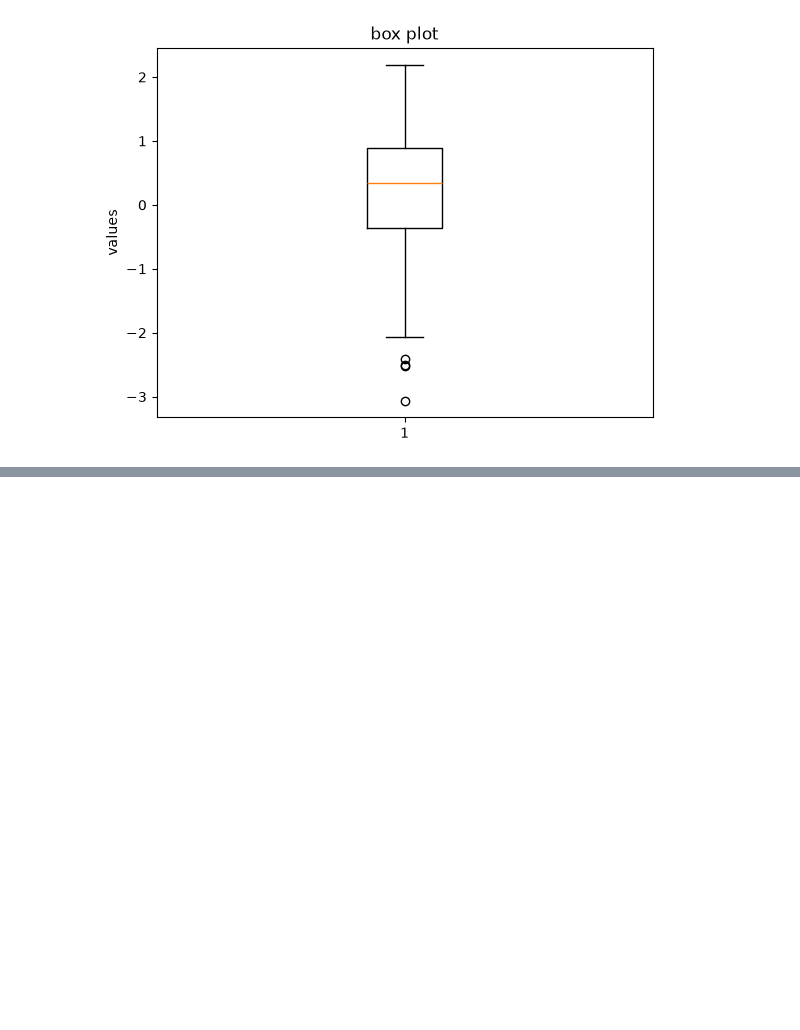
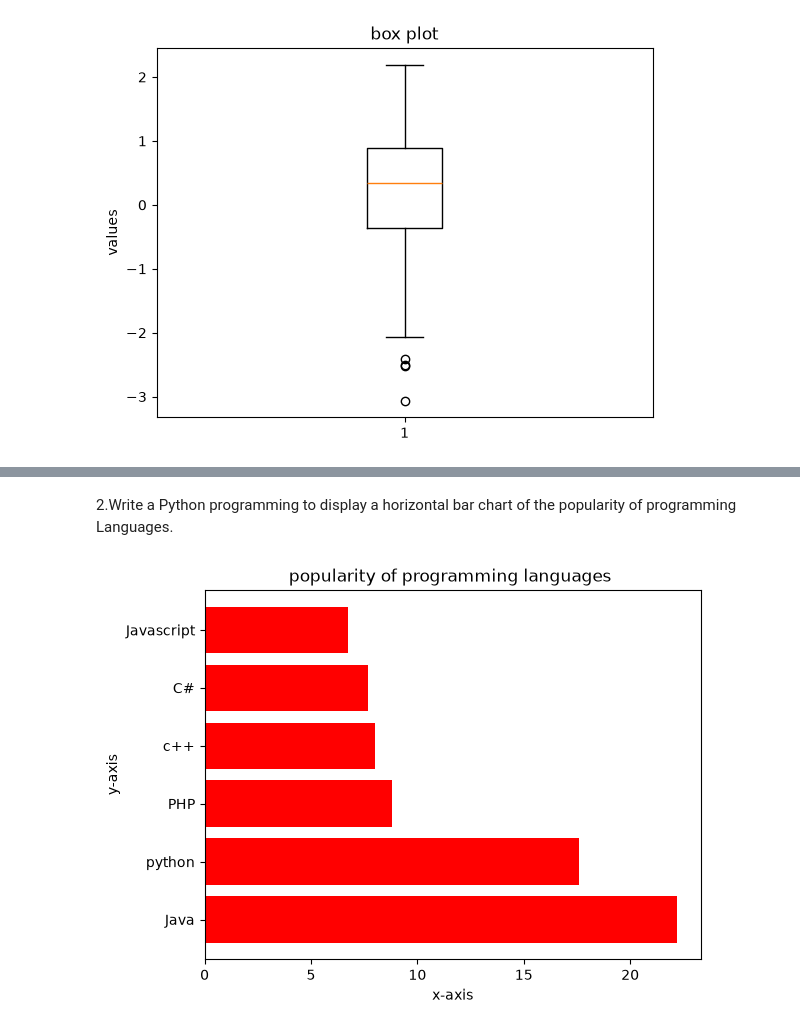
Before and after one commit to shimnasherin73/python-basics, a Jupyter notebook: matplotlib.ipynb, the cells around one changed output, grey strips where cells are left out. Drawn from its saved outputs; the diff is of its cells as text; code cells hidden in the pictures; blank space fills up the shorter version.

```diff
--- a/matplotlib.ipynb
+++ b/matplotlib.ipynb
@@ -560,0 +575,14 @@ plt.show()
+# %% [markdown]
+2.Write a Python programming to display a horizontal bar chart of the popularity of programming Languages.
+# %%
+import matplotlib.pyplot as plt
+Languages =['Java','python','PHP','c++','C#','Javascript']
+popularity = [22.2, 17.6, 8.8, 8.0, 7.7, 6.74]
+
+plt.barh(Languages,popularity,color='red',linewidth=0.2,)
+plt.xlabel("x-axis")
+plt.ylabel("y-axis")
+plt.title("popularity of programming languages ")
+plt.show()
+# %% [output]
+[figure, added]
```
Also changed, not shown: parts of 15 cells of this notebook.
